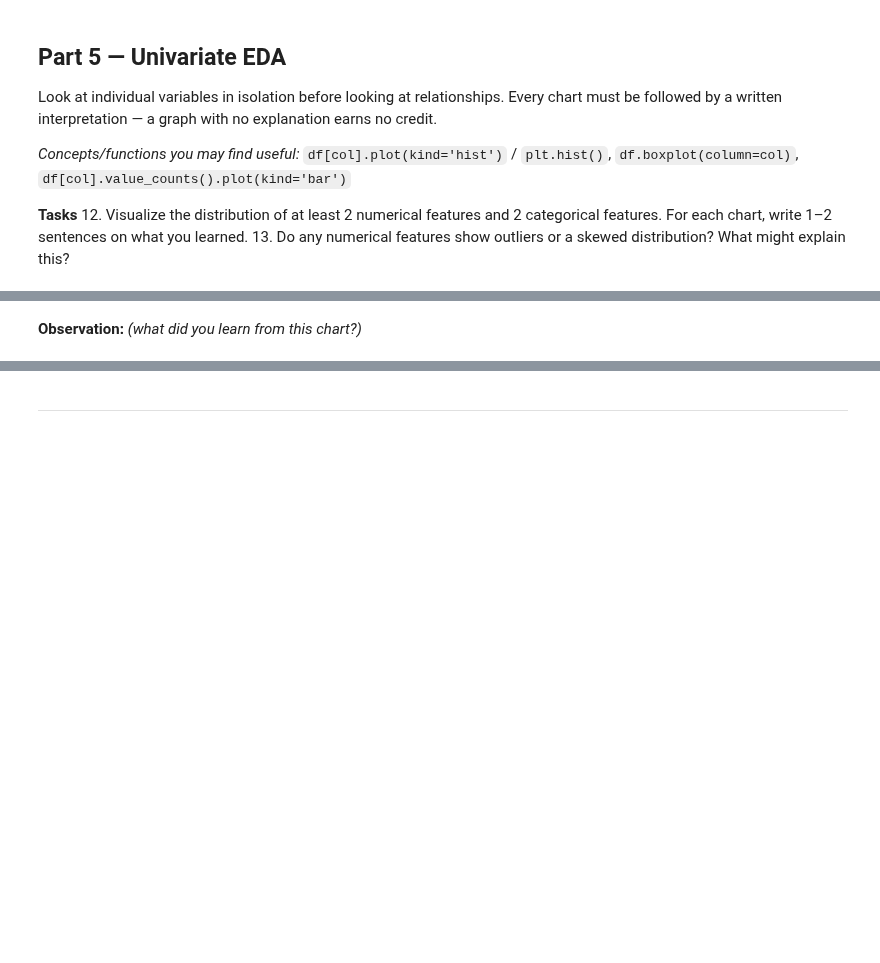
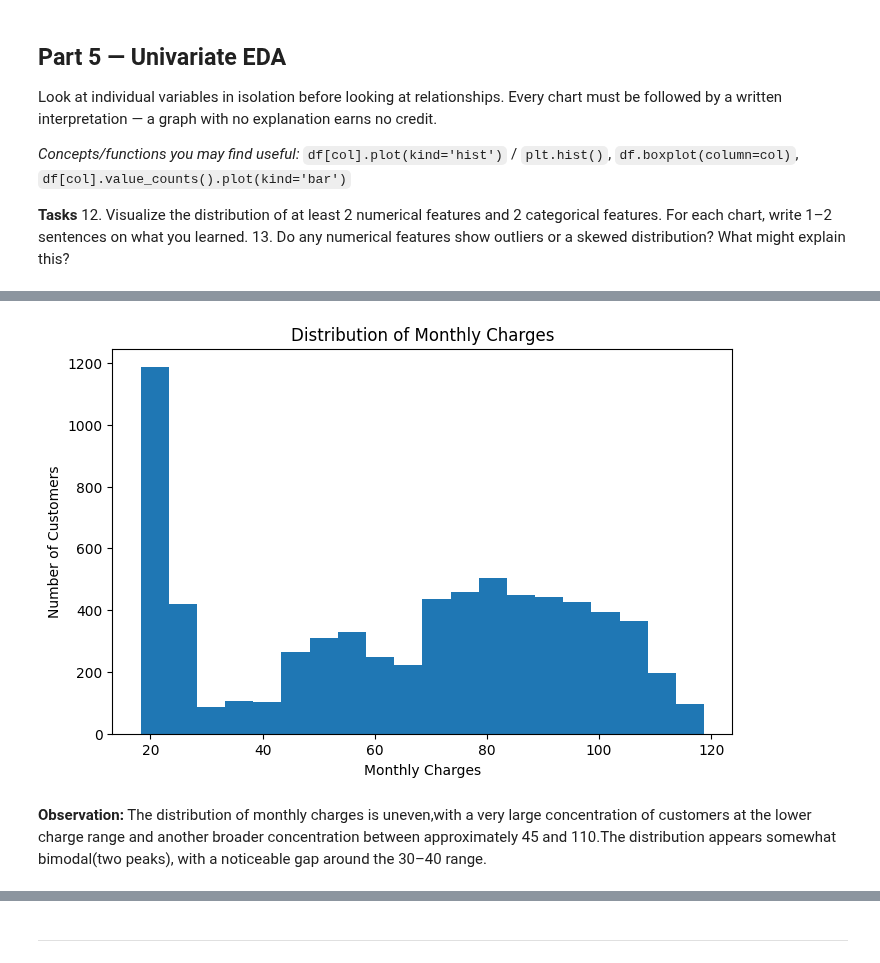
Before and after one commit to Ritika-Lund/Machine-learning-Lab, a Jupyter notebook: Lab2_Data_Cleaning_EDA_Template.ipynb, the cells around one changed output, grey strips where cells are left out. Drawn from its saved outputs; the diff is of its cells as text; code cells hidden in the pictures; blank space fills up the shorter version.

```diff
--- a/Lab2_Data_Cleaning_EDA_Template.ipynb
+++ b/Lab2_Data_Cleaning_EDA_Template.ipynb
@@ -326,6 +336,16 @@ Look at individual variables in isolation before looking at relationships. Every
 # %%
 # Task 12 — numerical feature 2: distribution plot
+plt.figure(figsize=(8, 5))
+
+clean_df['MonthlyCharges'].plot(kind='hist', bins=20)
+
+plt.title('Distribution of Monthly Charges')
+plt.xlabel('Monthly Charges')
+plt.ylabel('Number of Customers')
+plt.show()
+# %% [output]
+[figure, added]
 # %% [markdown]
-**Observation:** _(what did you learn from this chart?)_
+**Observation:** The distribution of monthly charges is uneven,with a very large concentration of customers at the lower charge range and another broader concentration between approximately 45 and 110.The distribution appears somewhat bimodal(two peaks), with a noticeable gap around the 30–40 range.
 # %%
 # Task 12 — categorical feature 1: distribution plot
```
Also changed, not shown: parts of 15 cells of this notebook, 1 other file.
